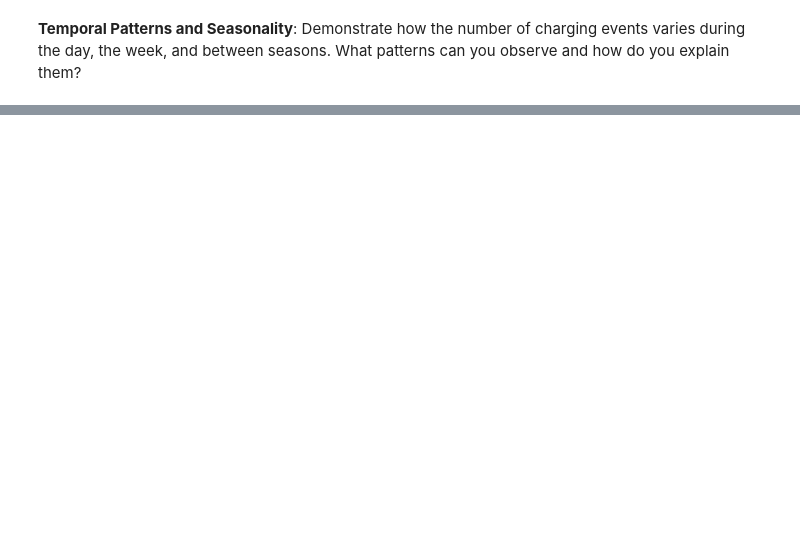
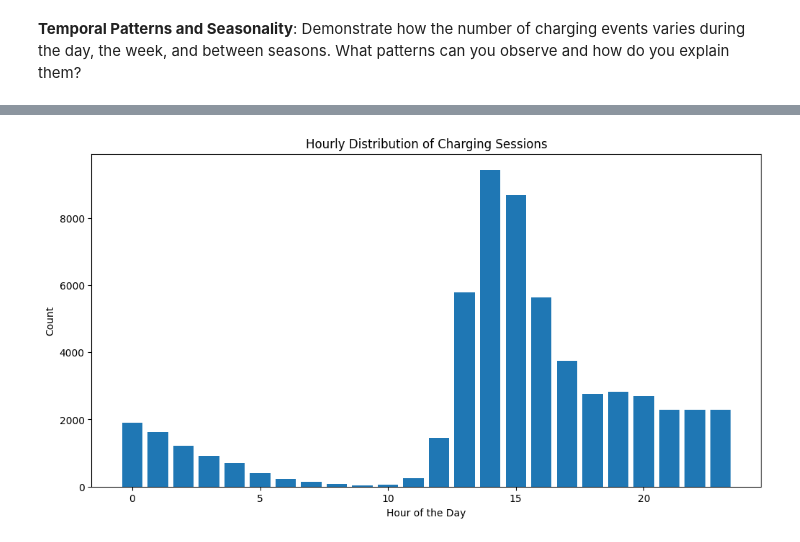
Before and after one commit to S0PEX/AA_Team_9_WS23, a Jupyter notebook: temporal_patterns_seasonality.ipynb, the cells around one changed output, grey strips where cells are left out. Drawn from its saved outputs; the diff is of its cells as text; code cells hidden in the pictures; blank space fills up the shorter version.

```diff
--- a/temporal_patterns_seasonality.ipynb
+++ b/temporal_patterns_seasonality.ipynb
@@ -52,0 +62,10 @@ plt.show()
+# %%
+hourly_counts = df_exploration.groupby(df_exploration.index.hour).size()
+plt.figure(figsize=(12, 6))
+plt.bar(hourly_counts.index, hourly_counts)
+plt.title('Hourly Distribution of Charging Sessions')
+plt.xlabel('Hour of the Day')
+plt.ylabel('Count')
+plt.show()
+# %% [output]
+[figure, added]
```
Also changed, not shown: parts of 14 cells of this notebook, 1 other file.
